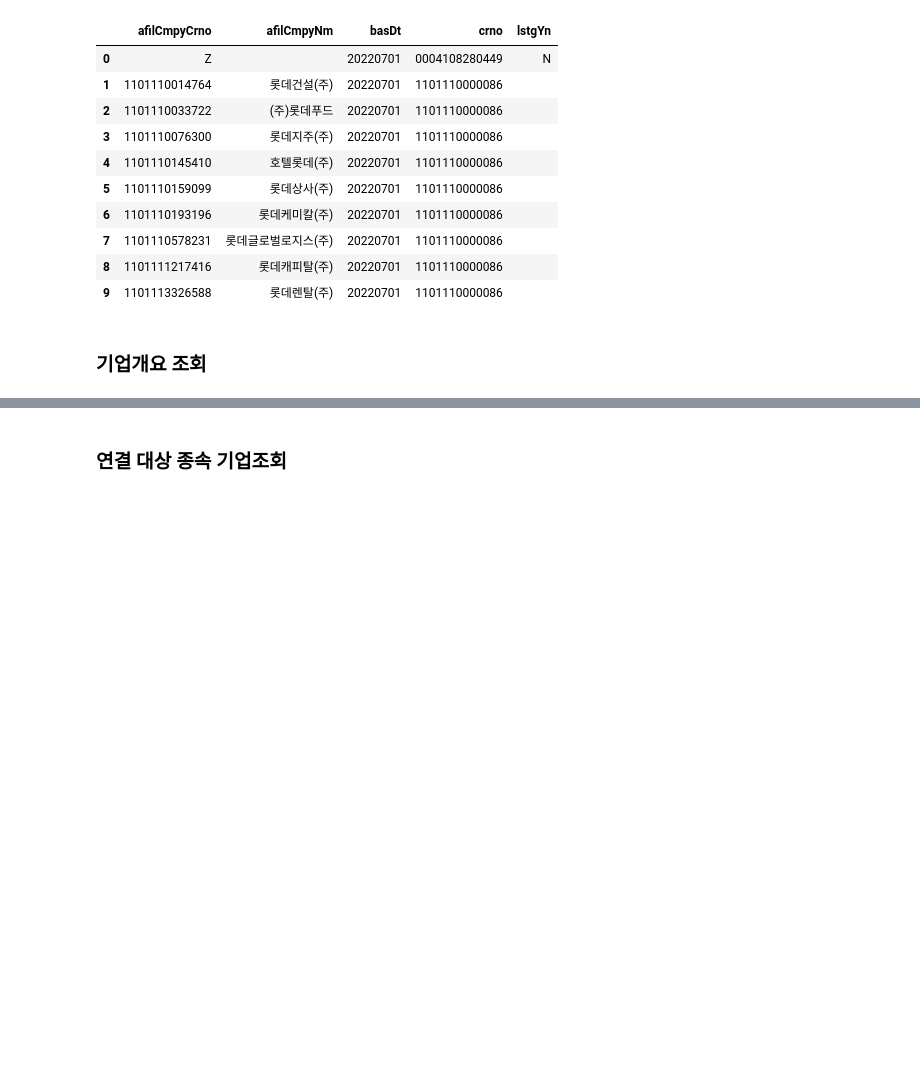
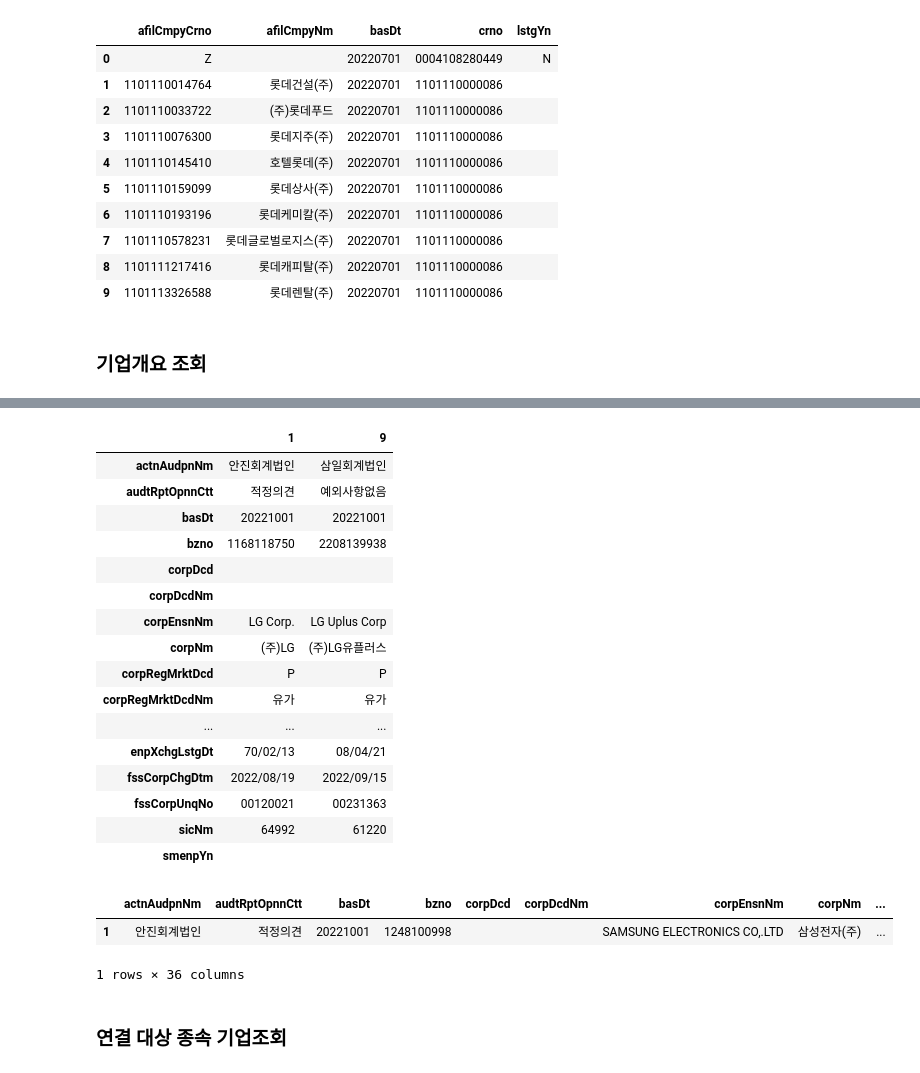
Before and after one commit to reejungkim/OpenAPI_Ministry_of_land, a Jupyter notebook: 금융위원회_기업기본정보.ipynb, the cells around one changed output, grey strips where cells are left out. Drawn from its saved outputs; the diff is of its cells as text; code cells hidden in the pictures; blank space fills up the shorter version.

```diff
--- a/금융위원회_기업기본정보.ipynb
+++ b/금융위원회_기업기본정보.ipynb
@@ -76,10 +76,11 @@ url = 'http://apis.data.go.kr/1160100/service/GetCorpBasicInfoService/getCorpOut
 #         'basDt' : '20200509', 'crno' : '1101113892240', 'corpNm' : '메리츠자산운용' }
 
 params ={'serviceKey' : key, 'pageNo' : '1', 'numOfRows' : '10', 'resultType' : 'xml',
-         'basDt' : '20200509', 'corpNm' : '리만 브라더스' }
+         'basDt' : '20221001', 'crno':'1101117701356'}#, 'corpNm' : 'LG' }
 #params ={'serviceKey' : key, 'pageNo' : '1', 'numOfRows' : '10', 'resultType' : 'xml',
 #         'basDt' : '20220701'}
 response_xml = requests.get(url, params=params).content #.text.encode('utf-8')
 
-load_xml_to_dataframe(response_xml, 'item')['crno'] #.to_excel('기업개요조회.xlsx')
+df = load_xml_to_dataframe(response_xml, 'item')#['crno'] #.to_excel('기업개요조회.xlsx')
+df.head()
 # %% [output]
@@ -88,3 +110,29 @@ Name: crno, dtype: object
+# %%
+df.loc[df.enpEmpeCnt !='0'].transpose()
+# %% [output]
+|  | 1 | 9 |
+| actnAudpnNm | 안진회계법인 | 삼일회계법인 |
+| audtRptOpnnCtt | 적정의견 | 예외사항없음 |
+| basDt | 20221001 | 20221001 |
+| bzno | 1168118750 | 2208139938 |
+| corpDcd |  |  |
+| corpDcdNm |  |  |
+| corpEnsnNm | LG Corp. | LG Uplus Corp |
+| corpNm | (주)LG | (주)LG유플러스 |
+| corpRegMrktDcd | P | P |
+| corpRegMrktDcdNm | 유가 | 유가 |
+| ... | ... | ... |
+| enpXchgLstgDt | 70/02/13 | 08/04/21 |
+| fssCorpChgDtm | 2022/08/19 | 2022/09/15 |
+| fssCorpUnqNo | 00120021 | 00231363 |
+| sicNm | 64992 | 61220 |
+| smenpYn |  |  |
+# %%
+df.loc[df.corpRegMrktDcd=='P']
+# %% [output]
+|  | actnAudpnNm | audtRptOpnnCtt | basDt | bzno | corpDcd | corpDcdNm | corpEnsnNm | corpNm | ... |
+| 1 | 안진회계법인 | 적정의견 | 20221001 | 1248100998 |  |  | SAMSUNG ELECTRONICS CO,.LTD | 삼성전자(주) | ... |
+1 rows × 36 columns
 # %% [markdown]
 ### 연결 대상 종속 기업조회
 # %%
```
Also changed, not shown: parts of 2 cells of this notebook, 4 other files.
